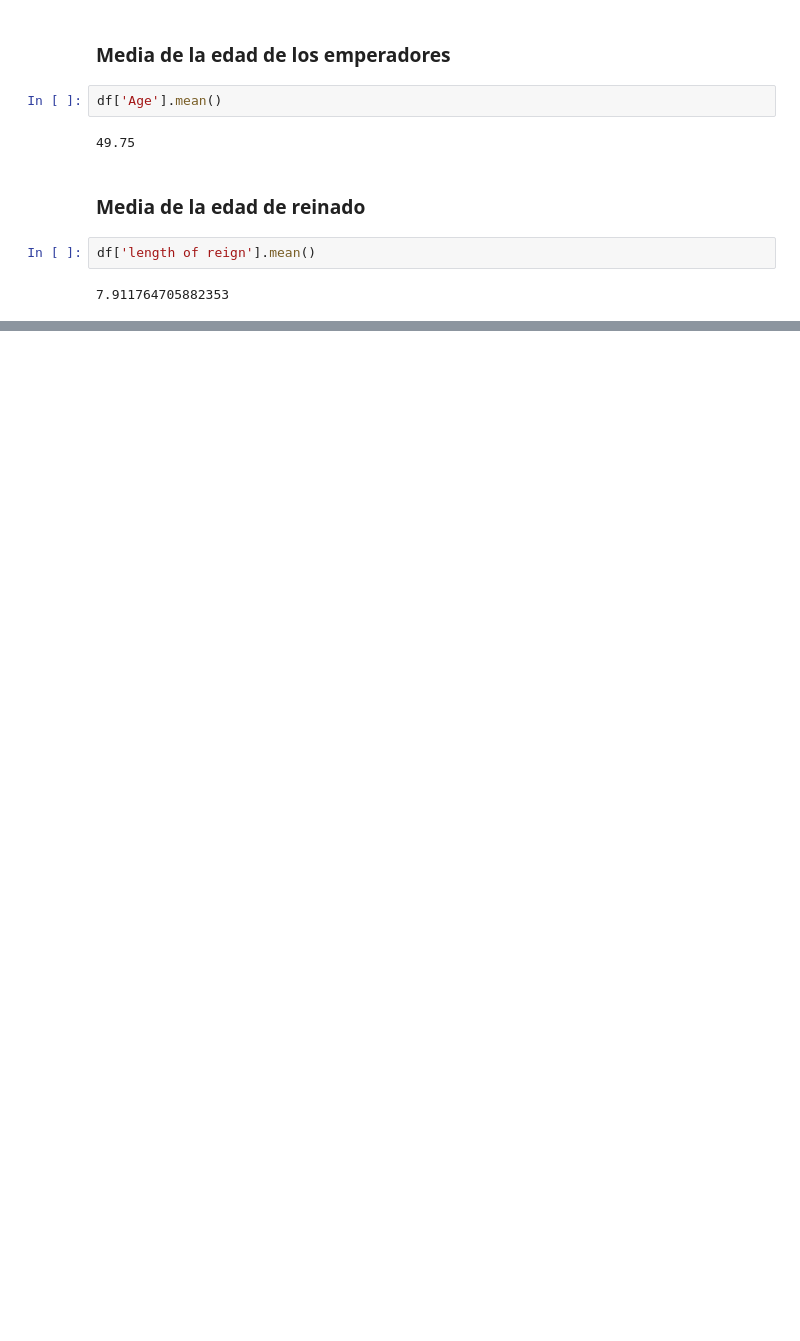
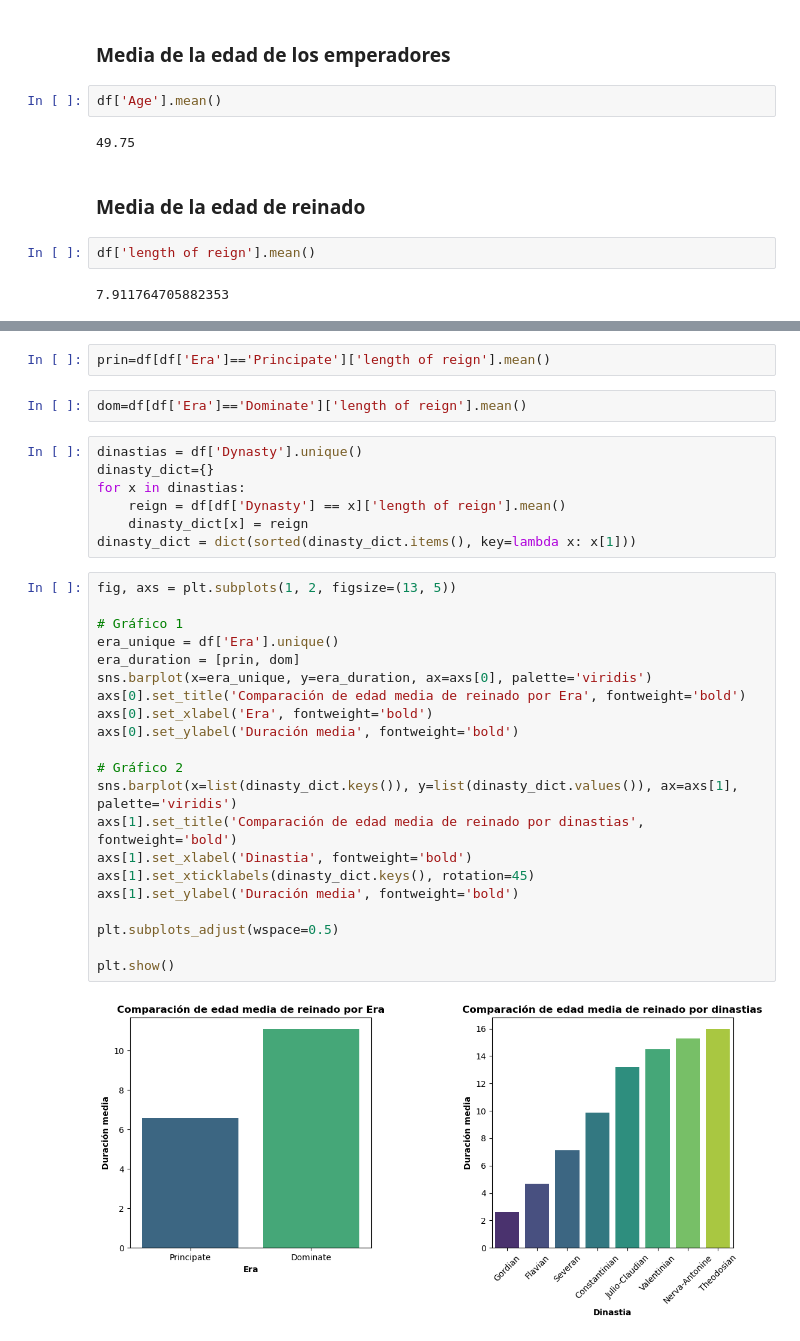
Before and after one commit to GonzaloDC/Emperadores-Romanos, a Jupyter notebook: Emperadores romanos.ipynb, the cells around one changed output, grey strips where cells are left out. Cells and saved outputs as stored; diff of their text form; blank space fills up the shorter version.

Commit message:
new plots, adding README

```diff
--- a/Emperadores romanos.ipynb
+++ b/Emperadores romanos.ipynb
@@ -290,0 +288,34 @@ array(['Principate', 'Dominate'], dtype=object)
+# %%
+prin=df[df['Era']=='Principate']['length of reign'].mean()
+# %%
+dom=df[df['Era']=='Dominate']['length of reign'].mean()
+# %%
+dinastias = df['Dynasty'].unique()
+dinasty_dict={}
+for x in dinastias:
+    reign = df[df['Dynasty'] == x]['length of reign'].mean()
+    dinasty_dict[x] = reign
+dinasty_dict = dict(sorted(dinasty_dict.items(), key=lambda x: x[1]))
+# %%
+fig, axs = plt.subplots(1, 2, figsize=(13, 5))
+
+# Gráfico 1
+era_unique = df['Era'].unique()
+era_duration = [prin, dom]
+sns.barplot(x=era_unique, y=era_duration, ax=axs[0], palette='viridis')
+axs[0].set_title('Comparación de edad media de reinado por Era', fontweight='bold')
+axs[0].set_xlabel('Era', fontweight='bold')
+axs[0].set_ylabel('Duración media', fontweight='bold')
+
+# Gráfico 2
+sns.barplot(x=list(dinasty_dict.keys()), y=list(dinasty_dict.values()), ax=axs[1], palette='viridis')
+axs[1].set_title('Comparación de edad media de reinado por dinastias', fontweight='bold')
+axs[1].set_xlabel('Dinastia', fontweight='bold')
+axs[1].set_xticklabels(dinasty_dict.keys(), rotation=45)
+axs[1].set_ylabel('Duración media', fontweight='bold')
+
+plt.subplots_adjust(wspace=0.5)
+
+plt.show()
+# %% [output]
+[figure, added]
```
Also changed, not shown: parts of 12 cells of this notebook, 2 other files.
